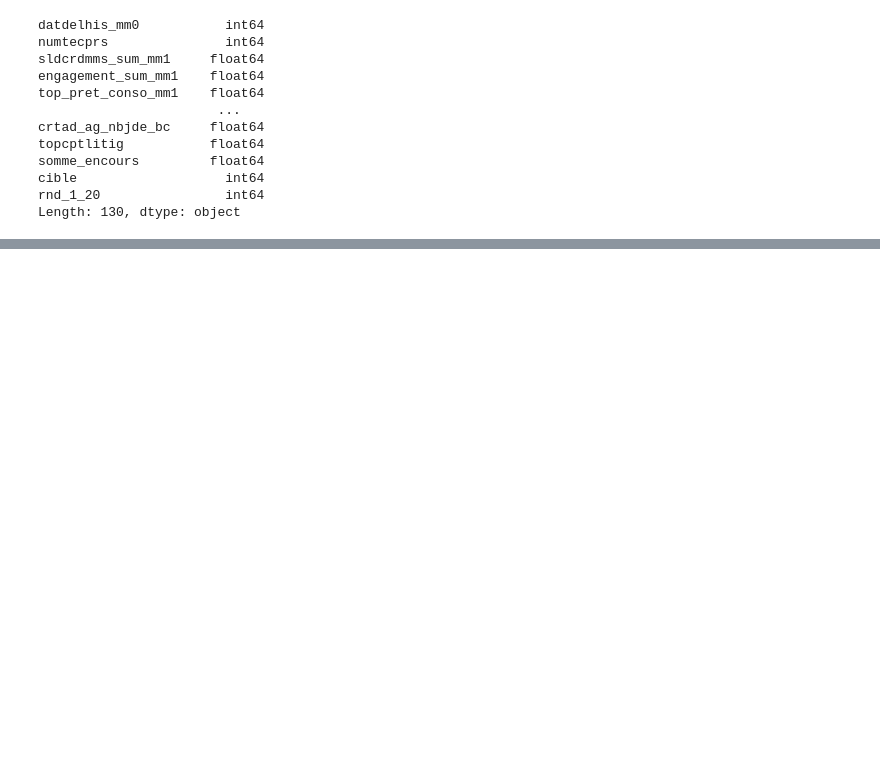
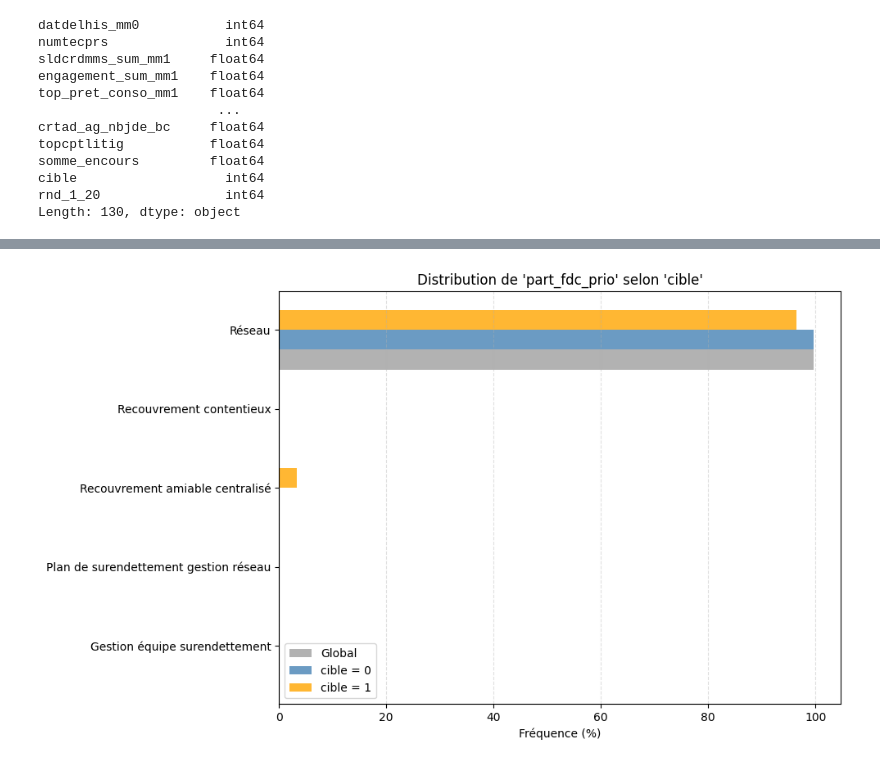
Before and after one commit to DaveMTK20002/PROJET-SCORING-Ikram-Davick, a Jupyter notebook: avancement.ipynb, the cells around one changed output, grey strips where cells are left out. Cells and saved outputs as stored; diff of their text form; code cells hidden in the pictures; blank space fills up the shorter version.

```diff
--- a/avancement.ipynb
+++ b/avancement.ipynb
@@ -183 +215,62 @@ X_train.describe()
+# %%
+import matplotlib.pyplot as plt
+import numpy as np
+import pandas as pd
+
+def plot_grouped_horizontal_bars(data, col, target, title=None, colors=None):
+    """
+    Trace un barplot horizontal groupé :
+    - une barre pour la distribution globale
+    - une pour chaque modalité de la variable cible (max 2)
+    """
+    # Copie et remplacement des NaN
+    df = data[[col, target]].copy()
+    df[col] = df[col].fillna("Manquant")
+    df[target] = df[target].fillna("Manquant")
+
+    # Comptage global (%)
+    global_counts = df[col].value_counts(normalize=True).sort_index() * 100
+    categories = global_counts.index
+
+    # Comptage par modalité du target (on limite à 2 modalités)
+    target_modalities = df[target].unique()
+    if len(target_modalities) > 2:
+        print(f"⚠️ Attention : {target} a {len(target_modalities)} modalités. Seules les deux premières seront tracées.")
+        target_modalities = target_modalities[:2]
+
+    counts_by_target = {
+        t: df[df[target] == t][col].value_counts(normalize=True).reindex(global_counts.index, fill_value=0) * 100
+        for t in target_modalities
+    }
+
+    # Couleurs
+    if colors is None:
+        colors = ["gray", "steelblue", "orange"]
+
+    # Positionnement des barres côte à côte
+    y = np.arange(len(categories))
+    bar_height = 0.25
+
+    plt.figure(figsize=(10, 6))
+
+    # Barre globale
+    plt.barh(y - bar_height, global_counts, height=bar_height, color=colors[0], label="Global", alpha=0.6)
+
+    # Barres par modalité du target
+    for i, t in enumerate(target_modalities):
+        plt.barh(y + i * bar_height, counts_by_target[t], height=bar_height,
+                 color=colors[i + 1], label=f"{target} = {t}", alpha=0.8)
+
+    # Mise en forme
+    plt.yticks(y + bar_height / 2, categories)
+    plt.xlabel("Fréquence (%)")
+    plt.title(title if title else f"Distribution de '{col}' selon '{target}'")
+    plt.legend()
+    plt.grid(axis="x", linestyle="--", alpha=0.4)
+    plt.tight_layout()
+    plt.show()
+
+plot_grouped_horizontal_bars(data, "part_fdc_prio", "cible")
+# %% [output]
+[figure, added]
 # %%
```
Also changed, not shown: parts of 18 cells of this notebook.
